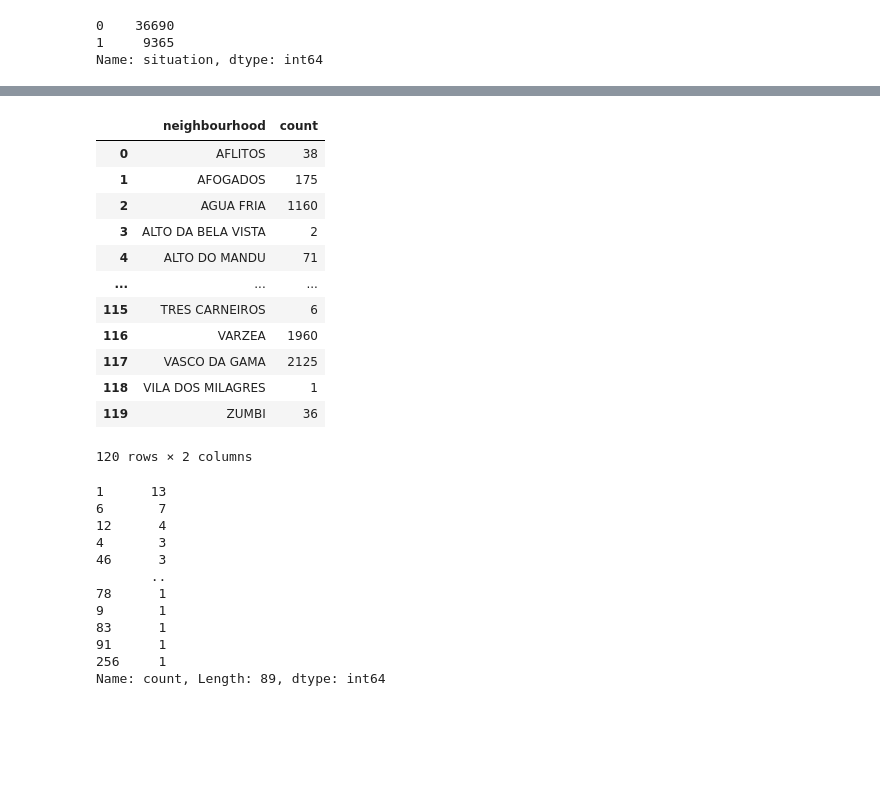
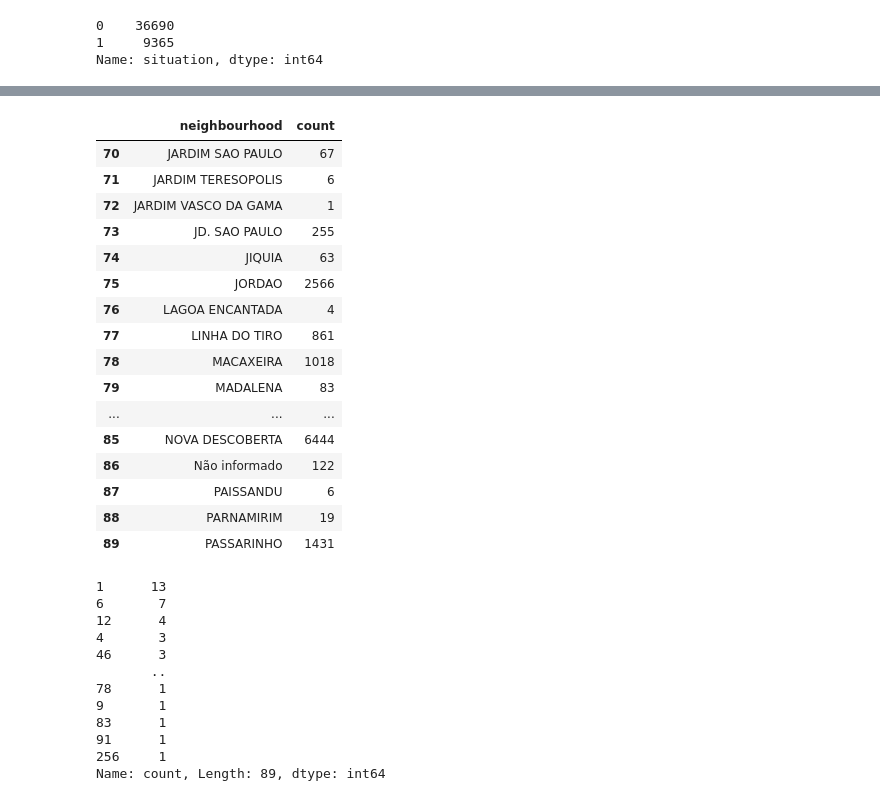
Before and after one commit to Rpinto02/RecifeLandSlidings, a Jupyter notebook: Solicitations_preparation.ipynb, the cells around one changed output, grey strips where cells are left out. Drawn from its saved outputs; the diff is of its cells as text; code cells hidden in the pictures; blank space fills up the shorter version.

```diff
--- a/Solicitations_preparation.ipynb
+++ b/Solicitations_preparation.ipynb
@@ -253,21 +253,25 @@ ALTO DO REFUGIO            1
 Name: neighbourhood, Length: 120, dtype: int64
 # %%
 locations = solicitations.groupby(['neighbourhood']).size().reset_index().rename(columns={0:'count'})
-locations
+locations[70:90]
 # %% [output]
 |  | neighbourhood | count |
-| 0 | AFLITOS | 38 |
-| 1 | AFOGADOS | 175 |
-| 2 | AGUA FRIA | 1160 |
-| 3 | ALTO DA BELA VISTA | 2 |
-| 4 | ALTO DO MANDU | 71 |
+| 70 | JARDIM SAO PAULO | 67 |
+| 71 | JARDIM TERESOPOLIS | 6 |
+| 72 | JARDIM VASCO DA GAMA | 1 |
+| 73 | JD. SAO PAULO | 255 |
+| 74 | JIQUIA | 63 |
+| 75 | JORDAO | 2566 |
+| 76 | LAGOA ENCANTADA | 4 |
+| 77 | LINHA DO TIRO | 861 |
+| 78 | MACAXEIRA | 1018 |
+| 79 | MADALENA | 83 |
 | ... | ... | ... |
-| 115 | TRES CARNEIROS | 6 |
-| 116 | VARZEA | 1960 |
-| 117 | VASCO DA GAMA | 2125 |
-| 118 | VILA DOS MILAGRES | 1 |
-| 119 | ZUMBI | 36 |
+| 85 | NOVA DESCOBERTA | 6444 |
+| 86 | Não informado | 122 |
+| 87 | PAISSANDU | 6 |
+| 88 | PARNAMIRIM | 19 |
+| 89 | PASSARINHO | 1431 |
-120 rows × 2 columns
 # %%
 number_locations = locations['count'].value_counts()
 number_locations
```
Also changed, not shown: parts of 9 cells of this notebook, 2 other files.
